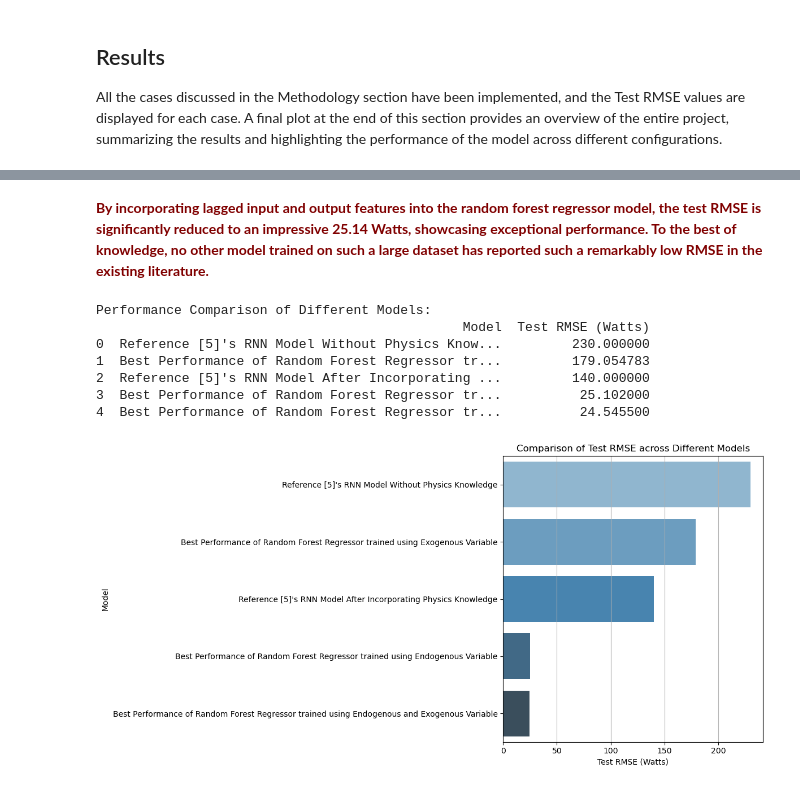
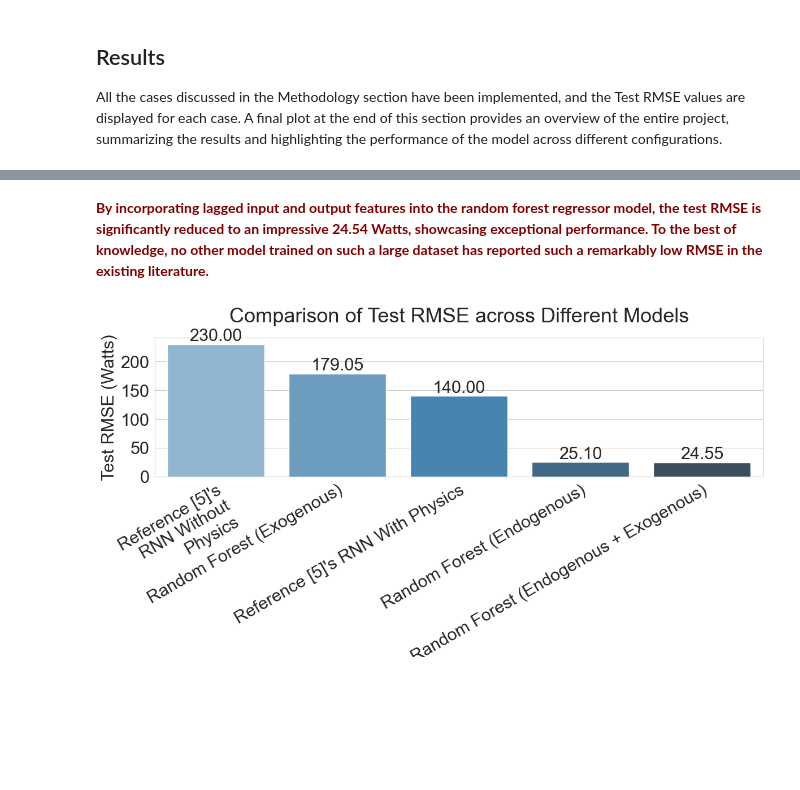
Before and after one commit to aadityapnd/Temporal_Dynamics_ML, a Jupyter notebook: apande26.ipynb, the cells around one changed output, grey strips where cells are left out. Drawn from its saved outputs; the diff is of its cells as text; code cells hidden in the pictures; blank space fills up the shorter version.

```diff
--- a/apande26.ipynb
+++ b/apande26.ipynb
@@ -1132,63 +691,60 @@ Training with sequence length: 80
 # %% [markdown]
-**<span style="color:maroon">By incorporating lagged input and output features into the random forest regressor model, the test RMSE is significantly reduced to an impressive 25.14 Watts, showcasing exceptional performance. To the best of knowledge, no other model trained on such a large dataset has reported such a remarkably low RMSE in the existing literature.**
+**<span style="color:maroon">By incorporating lagged input and output features into the random forest regressor model, the test RMSE is significantly reduced to an impressive 24.54 Watts, showcasing exceptional performance. To the best of knowledge, no other model trained on such a large dataset has reported such a remarkably low RMSE in the existing literature.**
 # %%
 import pandas as pd
 import matplotlib.pyplot as plt
 import seaborn as sns
 
-# Corrected data with missing comma fixed
+# Data
 data = {
     'Model': [
-        "Reference [5]'s RNN Model Without Physics Knowledge",
-        "Best Performance of Random Forest Regressor trained using Exogenous Variable",
-        "Reference [5]'s RNN Model After Incorporating Physics Knowledge",
-        "Best Performance of Random Forest Regressor trained using Endogenous Variable",
-        "Best Performance of Random Forest Regressor trained using Endogenous and Exogenous Variable"
+        "Reference [5]'s RNN Without Physics",
+        "Random Forest (Exogenous)",
+        "Reference [5]'s RNN With Physics",
+        "Random Forest (Endogenous)",
+        "Random Forest (Endogenous + Exogenous)"
     ],
     'Test RMSE (Watts)': [
         230,
-        179.05478339921504,
+        179.05,
         140,
-        25.102,
-        24.5455
+        25.10,
+        24.55
     ]
 }
 
 # Create DataFrame
 df = pd.DataFrame(data)
 
-# Sort DataFrame by Test RMSE in descending order
-df_sorted = df.sort_values(by='Test RMSE (Watts)', ascending=False)
+# Sort by RMSE if desired (here we keep the order)
+# df_sorted = df.sort_values(by='Test RMSE (Watts)', ascending=True)
 
-# Display the sorted DataFrame
-print("Performance Comparison of Different Models:")
-print(df_sorted)
+# Plot settings
+plt.figure(figsize=(12, 6))
+sns.set_style("whitegrid")
+barplot = sns.barplot(x='Model', y='Test RMSE (Watts)', data=df, palette='Blues_d')
 
-# Plot Test RMSE vs Different Models
-plt.figure(figsize=(12, 6))
-sns.barplot(x='Test RMSE (Watts)', y='Model', data=df_sorted, palette='Blues_d')
+# Annotate RMSE values on top of each bar
+for p in barplot.patches:
+    barplot.annotate(
+        f"{p.get_height():.2f}",
+        (p.get_x() + p.get_width() / 2, p.get_height()),
+        ha='center', va='bottom',
+        fontsize=22
+    )
 
-# Add labels and title
-plt.xlabel('Test RMSE (Watts)')
-plt.ylabel('Model')
-plt.title('Comparison of Test RMSE across Different Models')
-plt.grid(True, axis='x')
+# Adjust labels, titles, and fonts
+plt.xlabel('Model', fontsize=22)
+plt.ylabel('Test RMSE (Watts)', fontsize=22)
+plt.title('Comparison of Test RMSE across Different Models', fontsize=26, pad=20)
+plt.xticks(rotation=30, ha='right', fontsize=22, wrap=True)
+plt.yticks(fontsize=22)
+
 plt.tight_layout()
-
-# Save the plot as PNG
 plt.savefig("Final.png", dpi=300, bbox_inches='tight')
-
-# Show the plot
 plt.show()
 # %% [output]
-Performance Comparison of Different Models:
-                                               Model  Test RMSE (Watts)
-0  Reference [5]'s RNN Model Without Physics Know...         230.000000
-1  Best Performance of Random Forest Regressor tr...         179.054783
-2  Reference [5]'s RNN Model After Incorporating ...         140.000000
-3  Best Performance of Random Forest Regressor tr...          25.102000
-4  Best Performance of Random Forest Regressor tr...          24.545500
-[figure, old version]
+[figure, new version]
 # %% [markdown]
 ## Conclusion
 
```
Also changed, not shown: parts of 24 cells of this notebook, 7 other files.
